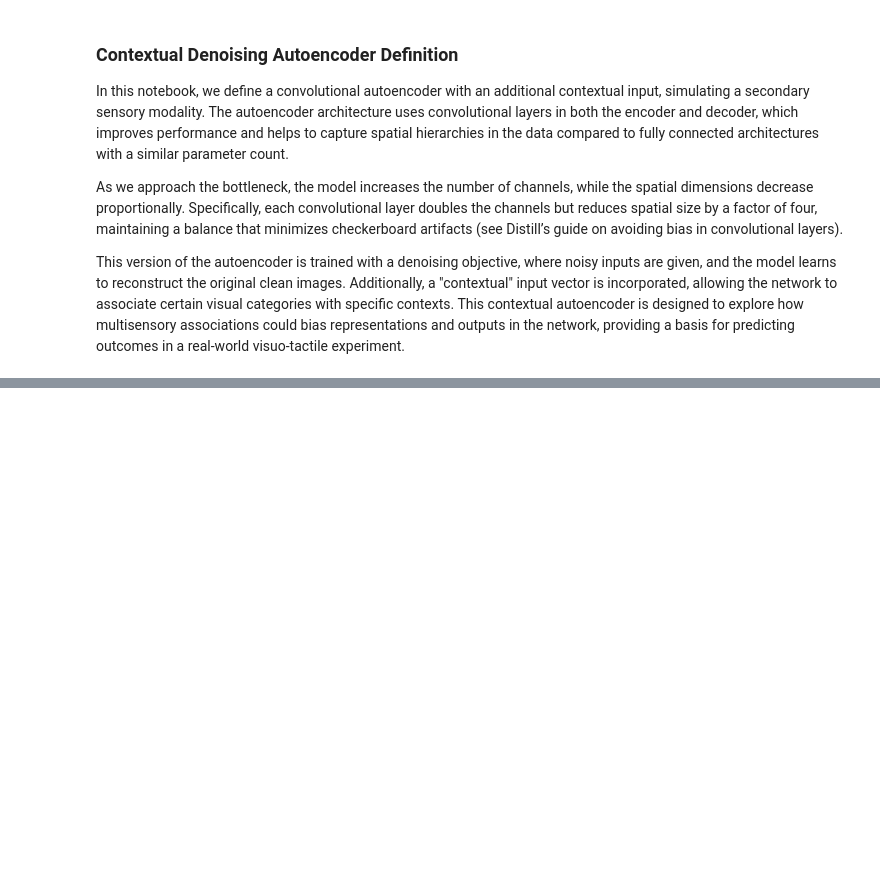
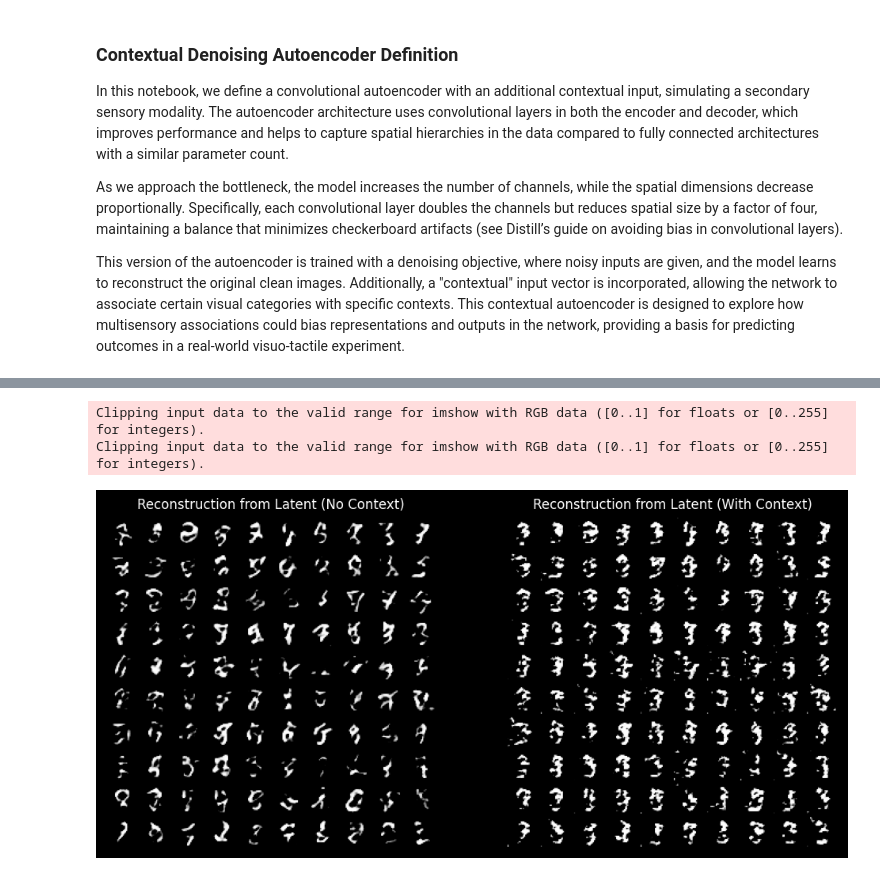
Before and after one commit to gmatteuc/NeuroMorph, a Jupyter notebook: contextual_autoencoder.ipynb, the cells around one changed output, grey strips where cells are left out. Cells and saved outputs as stored; diff of their text form; code cells hidden in the pictures; blank space fills up the shorter version.

Commit message:
Added still partially incomplete analysis of effect of context

```diff
--- a/contextual_autoencoder.ipynb
+++ b/contextual_autoencoder.ipynb
@@ -437,0 +427,51 @@ Associative Model Reconstruction (With Context) with Noisy Input
+# %%
+# Ensure evaluation mode
+association_autoencoder.eval()
+
+with torch.no_grad():
+    # Sample latent vectors from a random part of the test set to approximate mean and std
+    images, labels = next(iter(test_dataloader))
+    images = images.to(device)
+
+    # Pass through encoder with no context to approximate latent space distribution
+    context_batch = torch.zeros(images.size(0), context_dim).to(device)  # No context input
+    latent_no_context = association_autoencoder.encoder(images, context_batch).cpu()
+
+    # Calculate mean and std of latent vectors
+    mean = latent_no_context.mean(dim=0)
+    std = (latent_no_context - mean).pow(2).mean(dim=0).sqrt()
+
+    # Sample latent vectors from the estimated distribution
+    latent_samples = torch.randn(128, latent_dims) * std + mean
+
+    # Convert latent samples to device
+    latent_samples = latent_samples.to(device)
+
+    # Define contexts for reconstruction comparisons
+    context_noisy = generate_noisy_context(latent_samples.size(0), noise_level=context_noise_level)
+    context_associated = generate_associated_context(latent_samples.size(0), high_value=20.0, noise_level=context_noise_level)
+
+    # Reconstruct images without context
+    img_recon_no_context = association_autoencoder.decoder(latent_samples, context_noisy).cpu()
+    # Reconstruct images with associated context
+    img_recon_with_context = association_autoencoder.decoder(latent_samples, context_associated).cpu()
+
+    # Convert reconstructed images for display
+    img_recon_no_context = torchvision.utils.make_grid(img_recon_no_context[:100], nrow=10, padding=2)
+    img_recon_with_context = torchvision.utils.make_grid(img_recon_with_context[:100], nrow=10, padding=2)
+
+    # Plot the reconstructions
+    fig, axs = plt.subplots(1, 2, figsize=(12, 6))
+    axs[0].imshow(img_recon_no_context.permute(1, 2, 0).numpy())
+    axs[0].set_title("Reconstruction from Latent (No Context)")
+    axs[0].axis('off')
+
+    axs[1].imshow(img_recon_with_context.permute(1, 2, 0).numpy())
+    axs[1].set_title("Reconstruction from Latent (With Context)")
+    axs[1].axis('off')
+
+    plt.show()
+# %% [output]
+Clipping input data to the valid range for imshow with RGB data ([0..1] for floats or [0..255] for integers).
+Clipping input data to the valid range for imshow with RGB data ([0..1] for floats or [0..255] for integers).
+[figure, added]
```
Also changed, not shown: parts of 8 cells of this notebook, 1 other file.
